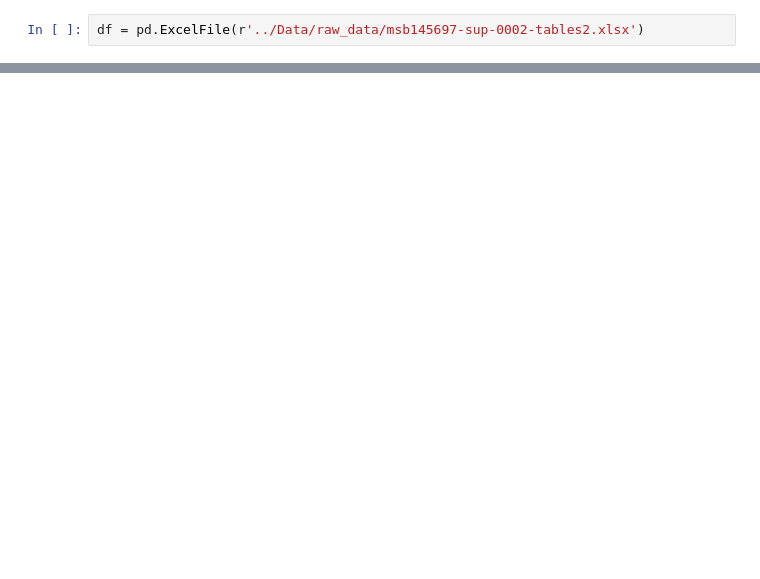
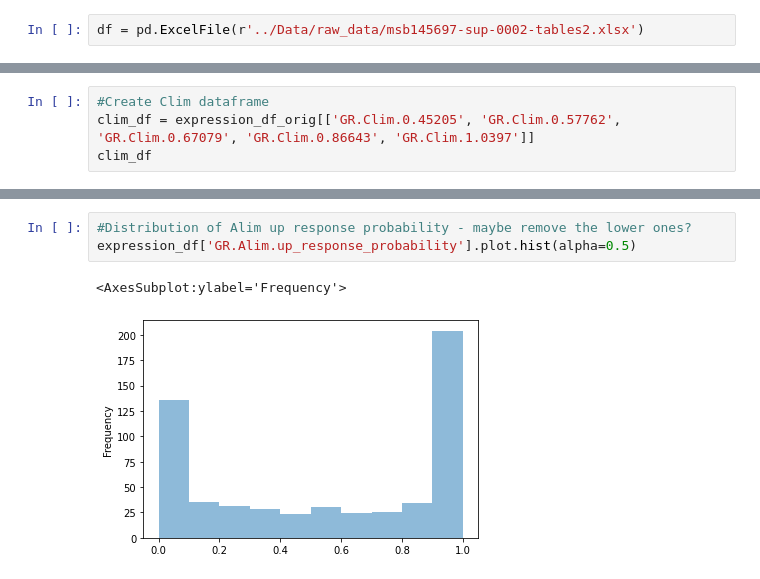
Before and after one commit to adamhockenberry/Growth-expression-translation, a Jupyter notebook: Code/Protein_scratch_SBS.ipynb, the cells around one changed output, grey strips where cells are left out. Cells and saved outputs as stored; diff of their text form; blank space fills up the shorter version.

```diff
--- a/Code/Protein_scratch_SBS.ipynb
+++ b/Code/Protein_scratch_SBS.ipynb
@@ -10,0 +65,4 @@ metadata = df.parse('Sheet2')
+# %%
+#Create Clim dataframe
+clim_df = expression_df_orig[['GR.Clim.0.45205', 'GR.Clim.0.57762', 'GR.Clim.0.67079', 'GR.Clim.0.86643', 'GR.Clim.1.0397']]
+clim_df
@@ -29,0 +198,6 @@ metadata.head()
+# %%
+#Distribution of Alim up response probability - maybe remove the lower ones?
+expression_df['GR.Alim.up_response_probability'].plot.hist(alpha=0.5)
+# %% [output]
+<AxesSubplot:ylabel='Frequency'>
+[figure, added]
```
Also changed, not shown: parts of 64 cells of this notebook, 6 other files.
